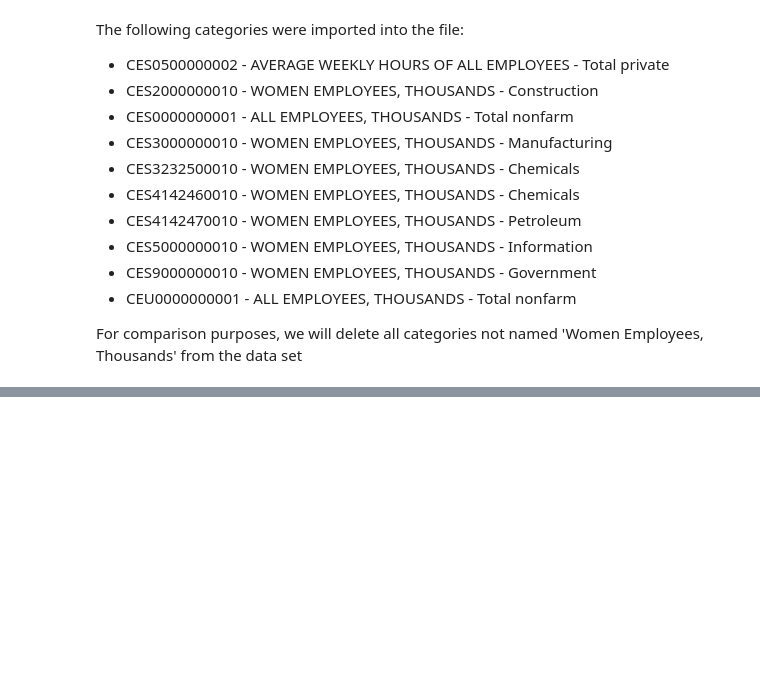
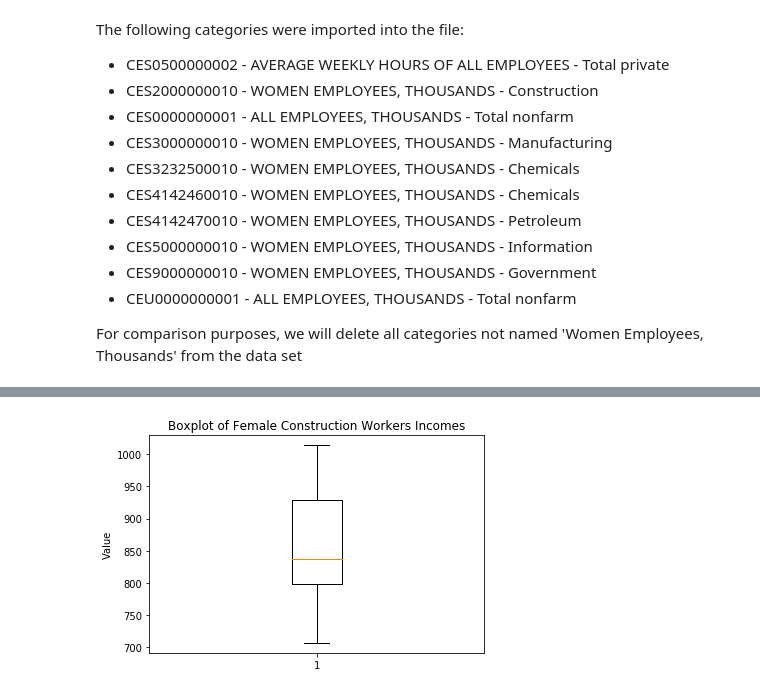
Before and after one commit to ramsey-king/DSC-630-Predictive-Analytics, a Jupyter notebook: KingRamseyWeek1.ipynb, the cells around one changed output, grey strips where cells are left out. Cells and saved outputs as stored; diff of their text form; code cells hidden in the pictures; blank space fills up the shorter version.

```diff
--- a/KingRamseyWeek1.ipynb
+++ b/KingRamseyWeek1.ipynb
@@ -24,0 +71,10 @@ For comparison purposes, we will delete all categories not named 'Women Employee
+# %%
+# plot some of the features (e.g., histograms, box plots, density plots, etc.) of several variables
+import matplotlib.pyplot as plt
+
+plt.boxplot(construction['Value'])
+plt.title("Boxplot of Female Construction Workers Incomes")
+plt.ylabel("Value")
+plt.show()
+# %% [output]
+[figure, added]
```
Also changed, not shown: parts of 12 cells of this notebook.
